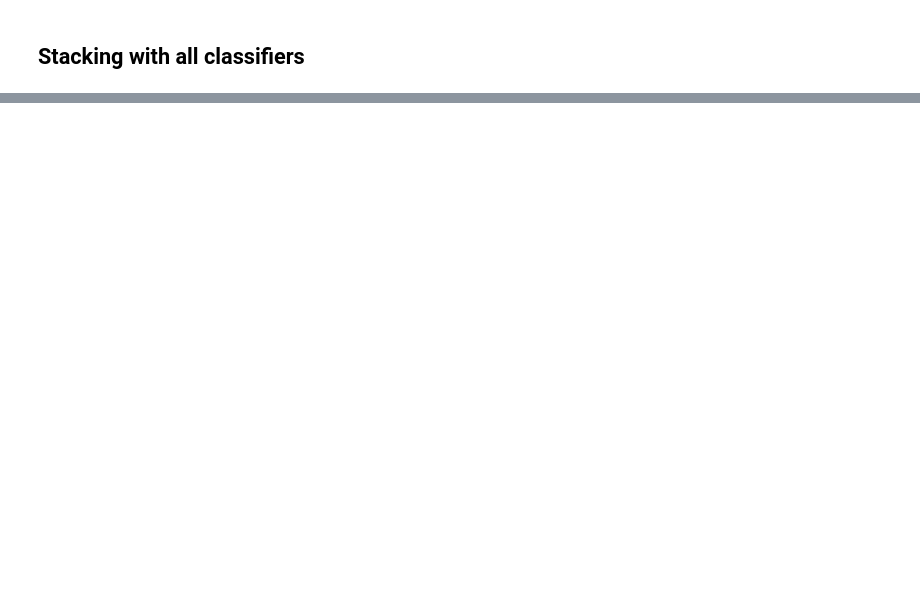
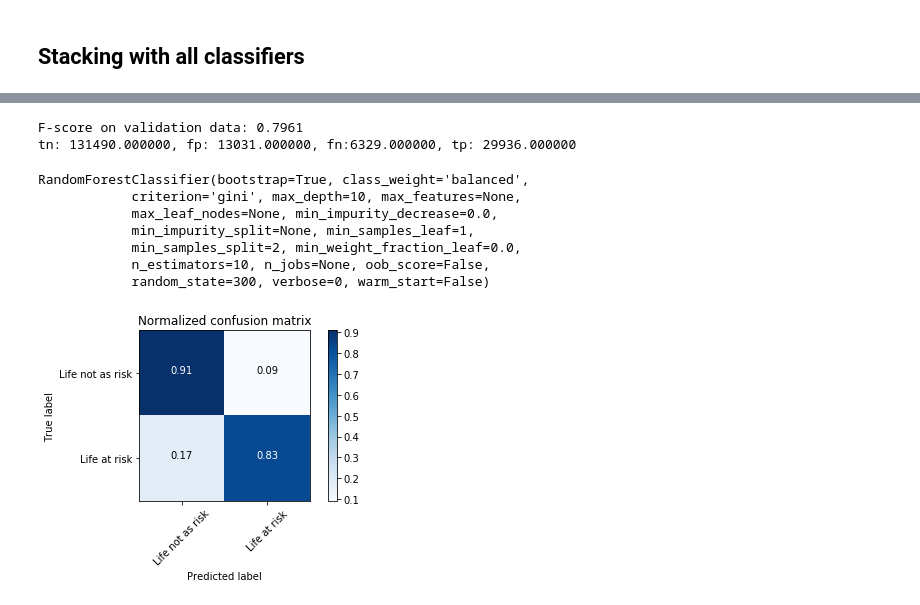
Before and after one commit to mrugeles/capstone-project, a Jupyter notebook: 5) Model Creation.ipynb, the cells around one changed output, grey strips where cells are left out. Drawn from its saved outputs; the diff is of its cells as text; code cells hidden in the pictures; blank space fills up the shorter version.

```diff
--- a/5) Model Creation.ipynb
+++ b/5) Model Creation.ipynb
@@ -151,16 +199,25 @@ print "F-score on StackingClassifier: {:.4f}".format(fbeta_score(y_test, sclf_pr
 # %%
 from imblearn.over_sampling import RandomOverSampler
 
 ros = RandomOverSampler(sampling_strategy = 'not majority')
 X_oversampled_train, y_oversampled_train = ros.fit_sample(X_train, y_train)
 
 clfRFC = RandomForestClassifier(random_state = 300)
 clfRFC = rfClassifier.fit(X_oversampled_train, y_oversampled_train)
-clfRFC_predictions = clfRFC.predict(X_test)
+joblib.dump(clfRFC, 'clfRFC.joblib')
 
-joblib.dump(clfRFC, 'clfRFC.joblib')
-f_test =  fbeta_score(y_test, clfRFC_predictions, beta = 2)
-print("F-score on RandomOverSampler: {:.4f}".format(fbeta_score(y_test, clfRFC_predictions, beta = 2))
+utils.modelValidation('clfRFC.joblib', X_test, y_test)
+# %% [output]
+F-score on validation data: 0.7961
+tn: 131490.000000, fp: 13031.000000, fn:6329.000000, tp: 29936.000000
+RandomForestClassifier(bootstrap=True, class_weight='balanced',
+            criterion='gini', max_depth=10, max_features=None,
+            max_leaf_nodes=None, min_impurity_decrease=0.0,
+            min_impurity_split=None, min_samples_leaf=1,
+            min_samples_split=2, min_weight_fraction_leaf=0.0,
+            n_estimators=10, n_jobs=None, oob_score=False,
+            random_state=300, verbose=0, warm_start=False)
+[figure, added]
 # %%
 '''
 from hpsklearn import HyperoptEstimator, random_forest
```
Also changed, not shown: parts of 4 cells of this notebook, 3 other files.
